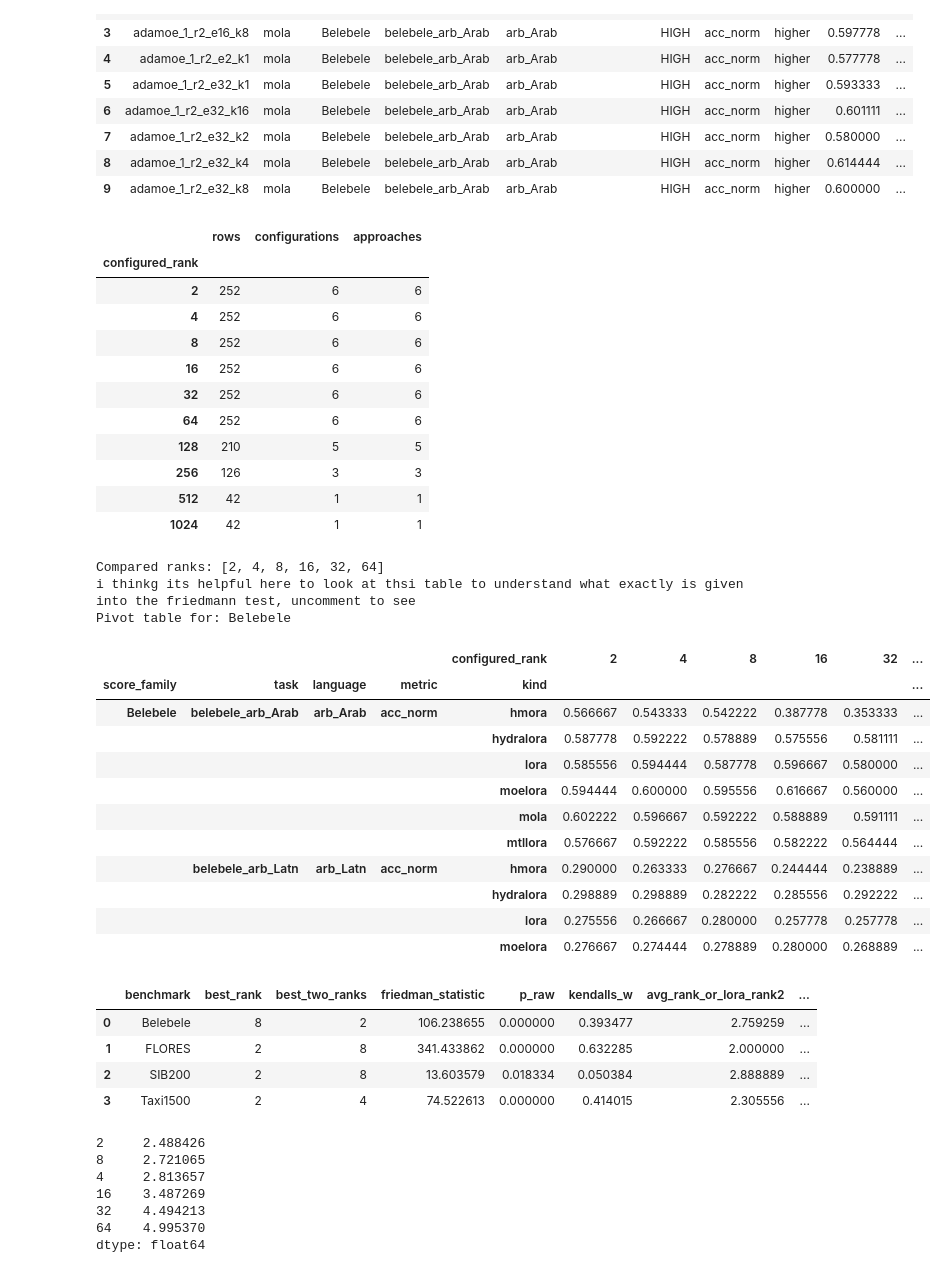
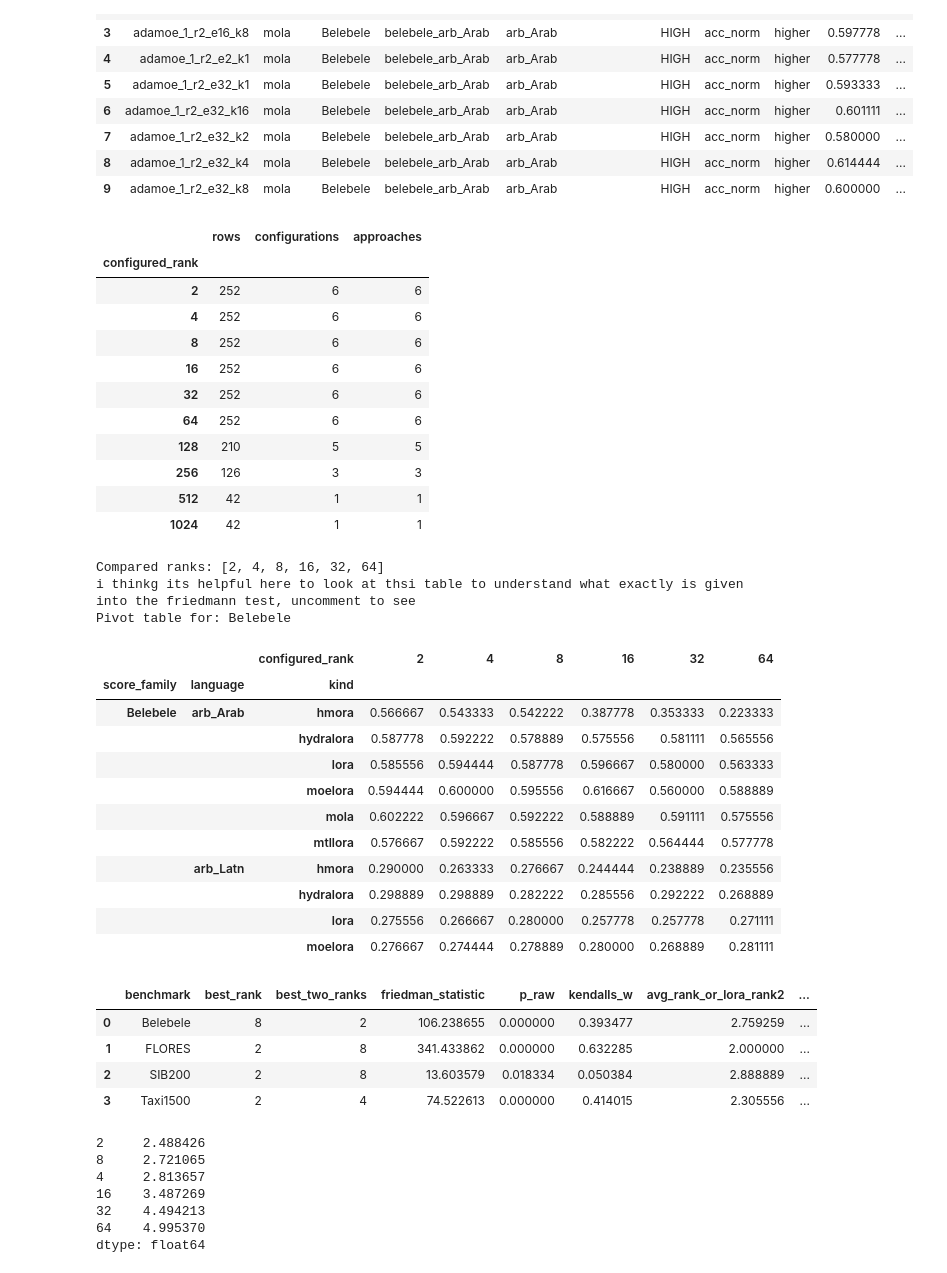
Before and after one commit to dice-group/moe-study, a Jupyter notebook: result_analysis/notebooks/best_rank_expert_selection.ipynb, the cells around one changed output. Saved outputs shown, nothing was run; the diff lists cells and outputs as text; code cells hidden in the pictures.

```diff
--- a/result_analysis/notebooks/best_rank_expert_selection.ipynb
+++ b/result_analysis/notebooks/best_rank_expert_selection.ipynb
@@ -185,7 +185,7 @@ for benchmark in ["Belebele", "FLORES", "SIB200", "Taxi1500"]:
 
     # Blocks = evaluation unit × approach; treatments = configured ranks
     pivot = data.pivot(
-        index=["score_family", "task", "language", "metric", "kind"],
+        index=["score_family", "language", "kind"],
         columns="configured_rank",
         values="score",
     ).reindex(columns=balanced_ranks)
@@ -207,11 +207,15 @@ for benchmark in ["Belebele", "FLORES", "SIB200", "Taxi1500"]:
       display(pivot.head(10))
 
     unit_ranks = pivot.rank(axis=1, ascending=False)
-    #if benchmark == "FLORES":  # first loop iteration only
-      #print("i thinkg its helpful here to look at thsi table to understand what exactly is given into the friedmann test, uncomment to see")
-      #print("Unit ranks for:", benchmark)
-      #display(unit_ranks)
+    # if benchmark == "Belebele":  # first loop iteration only
+    #   print("i thinkg its helpful here to look at thsi table to understand what exactly is given into the friedmann test, uncomment to see")
+    #   print("Unit ranks for:", benchmark)
+    #   display(unit_ranks)
     average_ranks = unit_ranks.mean()
+    # if benchmark == "Belebele":  # first loop iteration only
+    #   print("i thinkg its helpful here to look at thsi table to understand what exactly is given into the friedmann test, uncomment to see")
+    #   print("Average ranks for:", benchmark)
+    #   display(average_ranks)
 
     # now all the rows for one benchmark into friedmann test
     friedman = pg.friedman(data=pivot)
@@ -226,45 +230,45 @@ for benchmark in ["Belebele", "FLORES", "SIB200", "Taxi1500"]:
         "best_two_ranks": best_two[1],
         "friedman_statistic": statistic,
         "p_raw": p_value,
         "kendalls_w": kendalls_w,
         **{
             f"avg_rank_or_lora_rank{rank}": average_ranks[rank]
             for rank in balanced_ranks
         },
     })
 
 results = pd.DataFrame(results)
 results["p_holm"] = multipletests(results.p_raw, method="holm")[1]
 
 display(results.round(7))
 # %% [output]
 |  | rows | configurations | approaches |
 | configured_rank |  |  |  |
 | 2 | 252 | 6 | 6 |
 | 4 | 252 | 6 | 6 |
 | 8 | 252 | 6 | 6 |
 | 16 | 252 | 6 | 6 |
 | 32 | 252 | 6 | 6 |
 | 64 | 252 | 6 | 6 |
 | 128 | 210 | 5 | 5 |
 | 256 | 126 | 3 | 3 |
 | 512 | 42 | 1 | 1 |
 | 1024 | 42 | 1 | 1 |
 Compared ranks: [2, 4, 8, 16, 32, 64]
 i thinkg its helpful here to look at thsi table to understand what exactly is given into the friedmann test, uncomment to see
 Pivot table for: Belebele
-|  |  |  |  | configured_rank | 2 | 4 | 8 | 16 | 32 | ... |
-| score_family | task | language | metric | kind |  |  |  |  |  | ... |
-| Belebele | belebele_arb_Arab | arb_Arab | acc_norm | hmora | 0.566667 | 0.543333 | 0.542222 | 0.387778 | 0.353333 | ... |
-|  |  |  |  | hydralora | 0.587778 | 0.592222 | 0.578889 | 0.575556 | 0.581111 | ... |
-|  |  |  |  | lora | 0.585556 | 0.594444 | 0.587778 | 0.596667 | 0.580000 | ... |
-|  |  |  |  | moelora | 0.594444 | 0.600000 | 0.595556 | 0.616667 | 0.560000 | ... |
-|  |  |  |  | mola | 0.602222 | 0.596667 | 0.592222 | 0.588889 | 0.591111 | ... |
-|  |  |  |  | mtllora | 0.576667 | 0.592222 | 0.585556 | 0.582222 | 0.564444 | ... |
-|  | belebele_arb_Latn | arb_Latn | acc_norm | hmora | 0.290000 | 0.263333 | 0.276667 | 0.244444 | 0.238889 | ... |
-|  |  |  |  | hydralora | 0.298889 | 0.298889 | 0.282222 | 0.285556 | 0.292222 | ... |
-|  |  |  |  | lora | 0.275556 | 0.266667 | 0.280000 | 0.257778 | 0.257778 | ... |
-|  |  |  |  | moelora | 0.276667 | 0.274444 | 0.278889 | 0.280000 | 0.268889 | ... |
+|  |  | configured_rank | 2 | 4 | 8 | 16 | 32 | 64 |
+| score_family | language | kind |  |  |  |  |  |  |
+| Belebele | arb_Arab | hmora | 0.566667 | 0.543333 | 0.542222 | 0.387778 | 0.353333 | 0.223333 |
+|  |  | hydralora | 0.587778 | 0.592222 | 0.578889 | 0.575556 | 0.581111 | 0.565556 |
+|  |  | lora | 0.585556 | 0.594444 | 0.587778 | 0.596667 | 0.580000 | 0.563333 |
+|  |  | moelora | 0.594444 | 0.600000 | 0.595556 | 0.616667 | 0.560000 | 0.588889 |
+|  |  | mola | 0.602222 | 0.596667 | 0.592222 | 0.588889 | 0.591111 | 0.575556 |
+|  |  | mtllora | 0.576667 | 0.592222 | 0.585556 | 0.582222 | 0.564444 | 0.577778 |
+|  | arb_Latn | hmora | 0.290000 | 0.263333 | 0.276667 | 0.244444 | 0.238889 | 0.235556 |
+|  |  | hydralora | 0.298889 | 0.298889 | 0.282222 | 0.285556 | 0.292222 | 0.268889 |
+|  |  | lora | 0.275556 | 0.266667 | 0.280000 | 0.257778 | 0.257778 | 0.271111 |
+|  |  | moelora | 0.276667 | 0.274444 | 0.278889 | 0.280000 | 0.268889 | 0.281111 |
 |  | benchmark | best_rank | best_two_ranks | friedman_statistic | p_raw | kendalls_w | avg_rank_or_lora_rank2 | ... |
 | 0 | Belebele | 8 | 2 | 106.238655 | 0.000000 | 0.393477 | 2.759259 | ... |
 | 1 | FLORES | 2 | 8 | 341.433862 | 0.000000 | 0.632285 | 2.000000 | ... |
```
Also changed, not shown: parts of 11 cells of this notebook.
